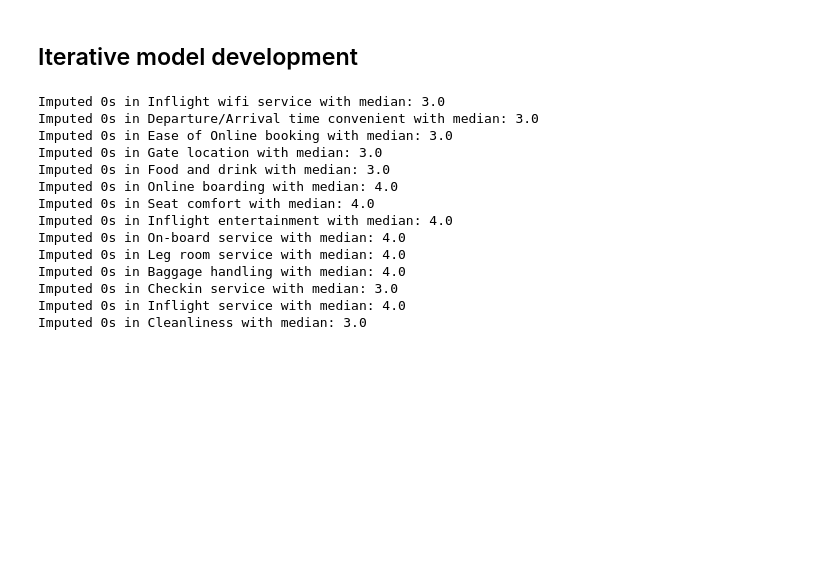
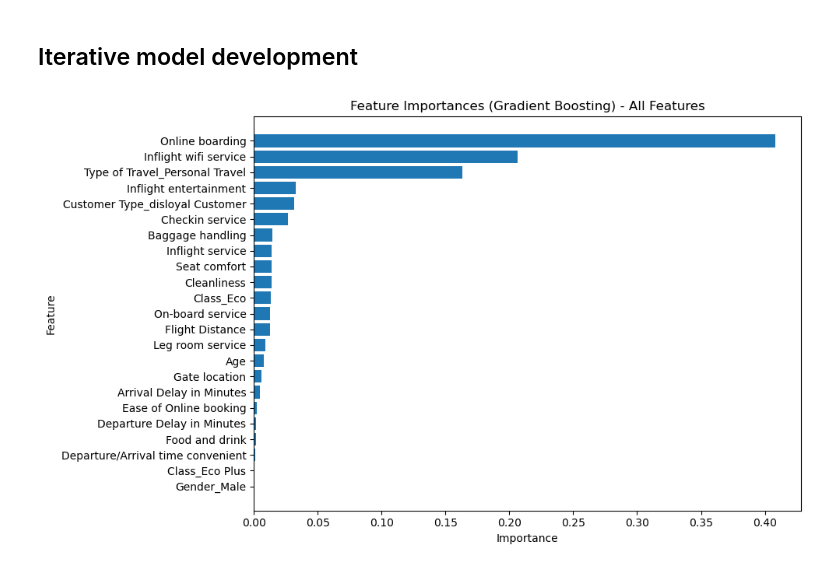
Before and after one commit to EthanYip-prog/MLDP_Project, a Jupyter notebook: MLDP_Project_Ethan.ipynb, the cells around one changed output. Drawn from its saved outputs; the diff is of its cells as text; code cells hidden in the pictures; blank space fills up the shorter version.

```diff
--- a/MLDP_Project_Ethan.ipynb
+++ b/MLDP_Project_Ethan.ipynb
@@ -498,46 +739,42 @@ Lastly, I had decided to include a Decision Tree because it is highly interpreta
 ## Iterative model development
 # %%
 ## Further feature engineering / feature selection
+# Feature Importance Plot for Gradient Boosting (All Features) to check the least important features
+
+model = best_rs_gb
+
+importances = model.feature_importances_
+feature_names = X.columns
+
+fi_df = pd.DataFrame({
+    "Feature": feature_names,
+    "Importance": importances
+}).sort_values(by="Importance", ascending=True)
+
+plt.figure(figsize=(10, max(6, 0.25 * len(fi_df))))
+plt.barh(fi_df["Feature"], fi_df["Importance"])
+plt.title("Feature Importances (Gradient Boosting) - All Features")
+plt.xlabel("Importance")
+plt.ylabel("Feature")
+plt.tight_layout()
+plt.show()
+# %% [output]
+[figure, added]
 # %%
-# Imputing median values into columns with 0
-# We replace 0 with the median of that column to maintain distribution neutrality.
+# Create a separate feature set for experimentation (does not affect above)
+X_fe = X.copy()
 
-# List of columns that use the 1-5 rating scale
-survey_columns = [
-    'Inflight wifi service',
-    'Departure/Arrival time convenient',
-    'Ease of Online booking',
-    'Gate location',
-    'Food and drink',
-    'Online boarding',
-    'Seat comfort',
-    'Inflight entertainment',
-    'On-board service',
-    'Leg room service',
-    'Baggage handling',
-    'Checkin service',
-    'Inflight service',
-    'Cleanliness'
+drop_cols = [
+    "Ease of Online booking",
+    "Departure Delay in Minutes",
+    "Food and drink",
+    "Departure/Arrival time convenient",
+    "Class_Eco Plus",
+    "Gender_Male"
 ]
 
-# Loop through each column and replace 0 with the median
-for col in survey_columns:
-    median_val = df[col].median()
-    df[col] = df[col].replace(0, median_val)
-    # Optional: Print to confirm changes
-    print(f"Imputed 0s in {col} with median: {median_val}")
+X_fe = X_fe.drop(columns=drop_cols)
+
+X_train_fe, X_test_fe, y_train_fe, y_test_fe = train_test_split(
+    X_fe, y, test_size=0.2, random_state=42
+)
-# %% [output]
-Imputed 0s in Inflight wifi service with median: 3.0
-Imputed 0s in Departure/Arrival time convenient with median: 3.0
-Imputed 0s in Ease of Online booking with median: 3.0
-Imputed 0s in Gate location with median: 3.0
-Imputed 0s in Food and drink with median: 3.0
-Imputed 0s in Online boarding with median: 4.0
-Imputed 0s in Seat comfort with median: 4.0
-Imputed 0s in Inflight entertainment with median: 4.0
-Imputed 0s in On-board service with median: 4.0
-Imputed 0s in Leg room service with median: 4.0
-Imputed 0s in Baggage handling with median: 4.0
-Imputed 0s in Checkin service with median: 3.0
-Imputed 0s in Inflight service with median: 4.0
-Imputed 0s in Cleanliness with median: 3.0
```
Also changed, not shown: parts of 21 cells of this notebook, 2 other files.
